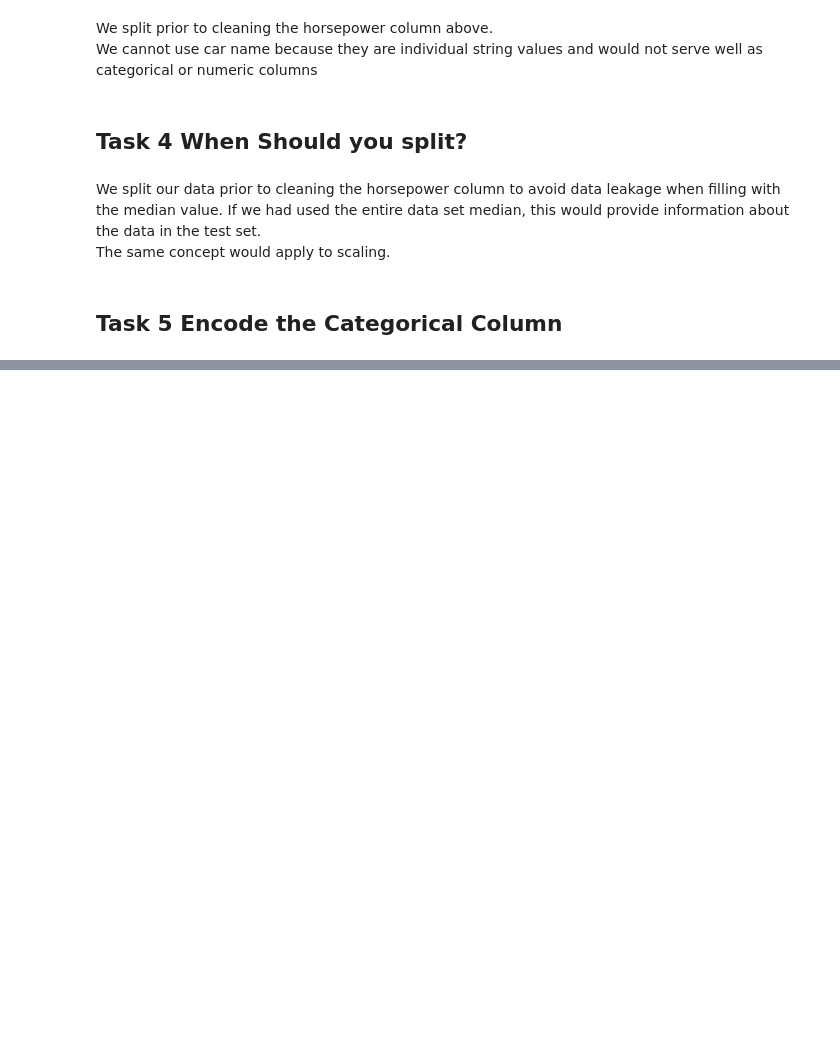
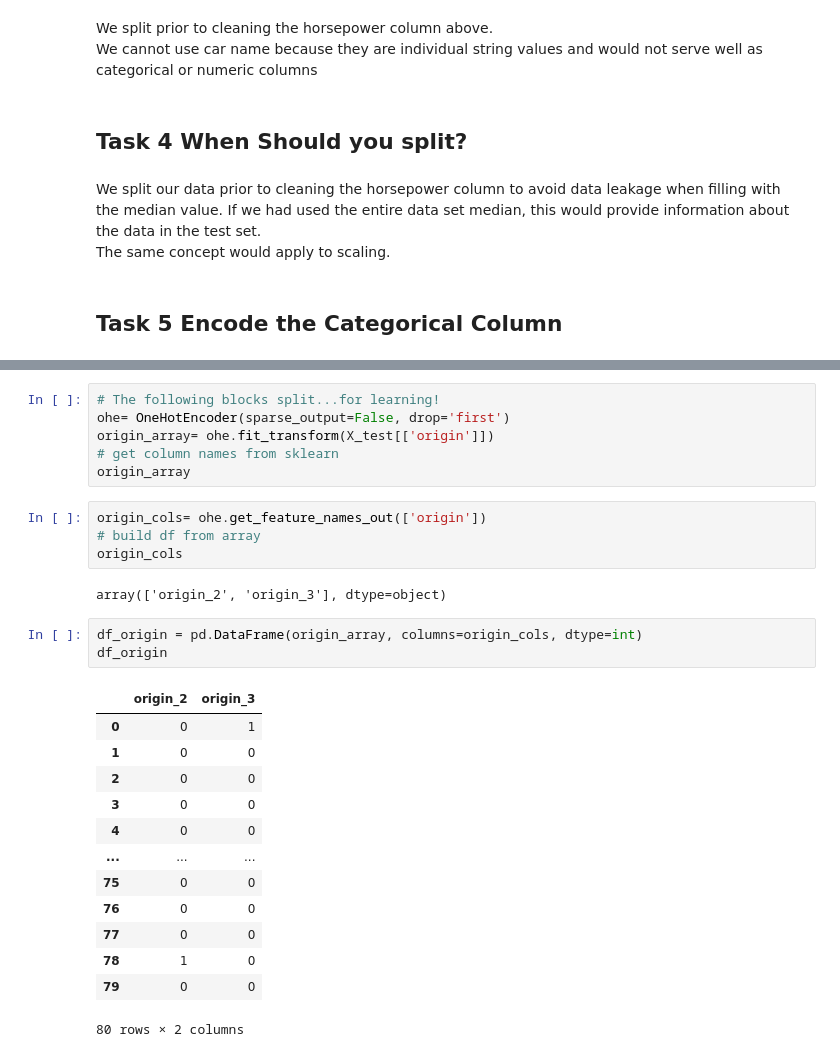
Before and after one commit to S-Shockley/ML--Preprocessing, a Jupyter notebook: preprocess.ipynb, the cells around one changed output, grey strips where cells are left out. Drawn from its saved outputs; the diff is of its cells as text; blank space fills up the shorter version.

```diff
--- a/preprocess.ipynb
+++ b/preprocess.ipynb
@@ -74,0 +103,29 @@ numeric_cols = ['displacement']
+# %%
+# The following blocks split...for learning!
+ohe= OneHotEncoder(sparse_output=False, drop='first')
+origin_array= ohe.fit_transform(X_test[['origin']])
+# get column names from sklearn
+origin_array
+# %%
+origin_cols= ohe.get_feature_names_out(['origin'])
+# build df from array
+origin_cols
+# %% [output]
+array(['origin_2', 'origin_3'], dtype=object)
+# %%
+df_origin = pd.DataFrame(origin_array, columns=origin_cols, dtype=int)
+df_origin
+# %% [output]
+|  | origin_2 | origin_3 |
+| 0 | 0 | 1 |
+| 1 | 0 | 0 |
+| 2 | 0 | 0 |
+| 3 | 0 | 0 |
+| 4 | 0 | 0 |
+| ... | ... | ... |
+| 75 | 0 | 0 |
+| 76 | 0 | 0 |
+| 77 | 0 | 0 |
+| 78 | 1 | 0 |
+| 79 | 0 | 0 |
+80 rows × 2 columns
```
Also changed, not shown: parts of 5 cells of this notebook.
